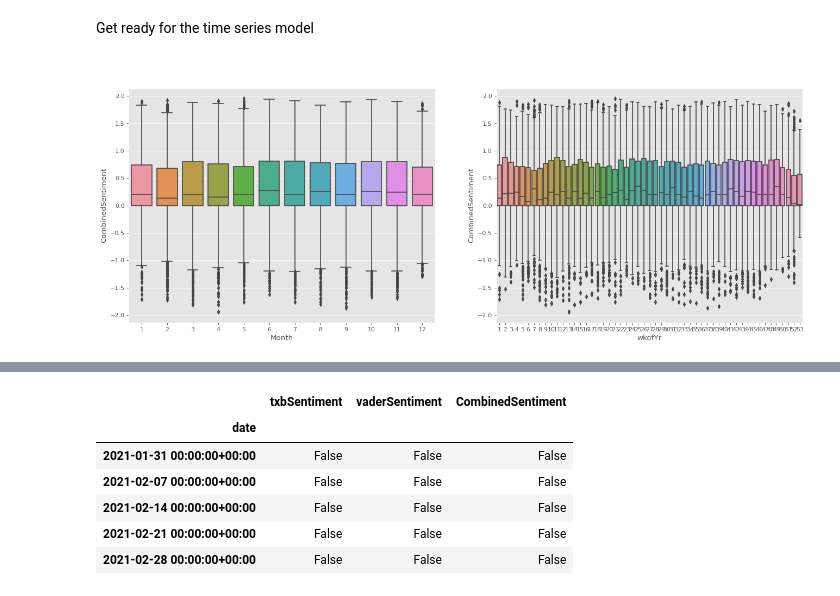
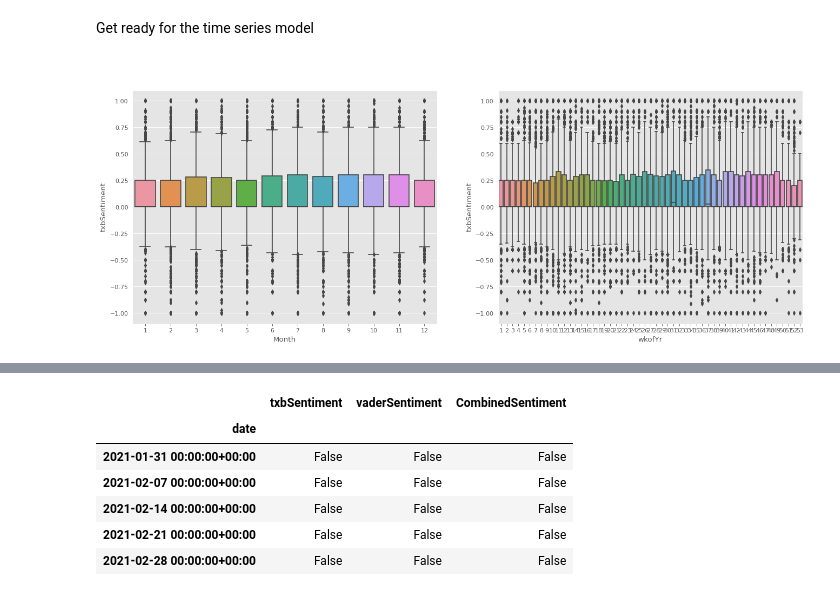
Before and after one commit to sba22230/CA_4_SocialMediaStreaming, a Jupyter notebook: CA 4 Twitter Sentiment Analysis.ipynb, the cells around one changed output, grey strips where cells are left out. Cells and saved outputs as stored; diff of their text form; code cells hidden in the pictures.

```diff
--- a/CA 4 Twitter Sentiment Analysis.ipynb
+++ b/CA 4 Twitter Sentiment Analysis.ipynb
@@ -2072,16 +2081,16 @@ Get ready for the time series model
 # %%
 import seaborn as sns
 # Draw Plot
 fig, axes = plt.subplots(1, 2, figsize=(20,7), dpi= 80)
-sns.boxplot(x='Month', y='CombinedSentiment', data=tweetInfo, ax=axes[0])
-sns.boxplot(x='wkofYr', y='CombinedSentiment', data=tweetInfo)
+sns.boxplot(x='Month', y='txbSentiment', data=tweetInfo, ax=axes[0])
+sns.boxplot(x='wkofYr', y='txbSentiment', data=tweetInfo)
 
 # Set Title
 axes[0].set_title('Month-wise Box Plot\n(The Seasonality)', fontsize=18);
 axes[1].set_title('Week-wise Box Plot\n(The Seasonality)', fontsize=18)
 plt.show()
 # %% [output]
-[figure, old version]
+[figure, new version]
 # %%
 from statsmodels.tsa.seasonal import seasonal_decompose
 from dateutil.parser import parse
```
Also changed, not shown: parts of 31 cells of this notebook, 2 other files.
